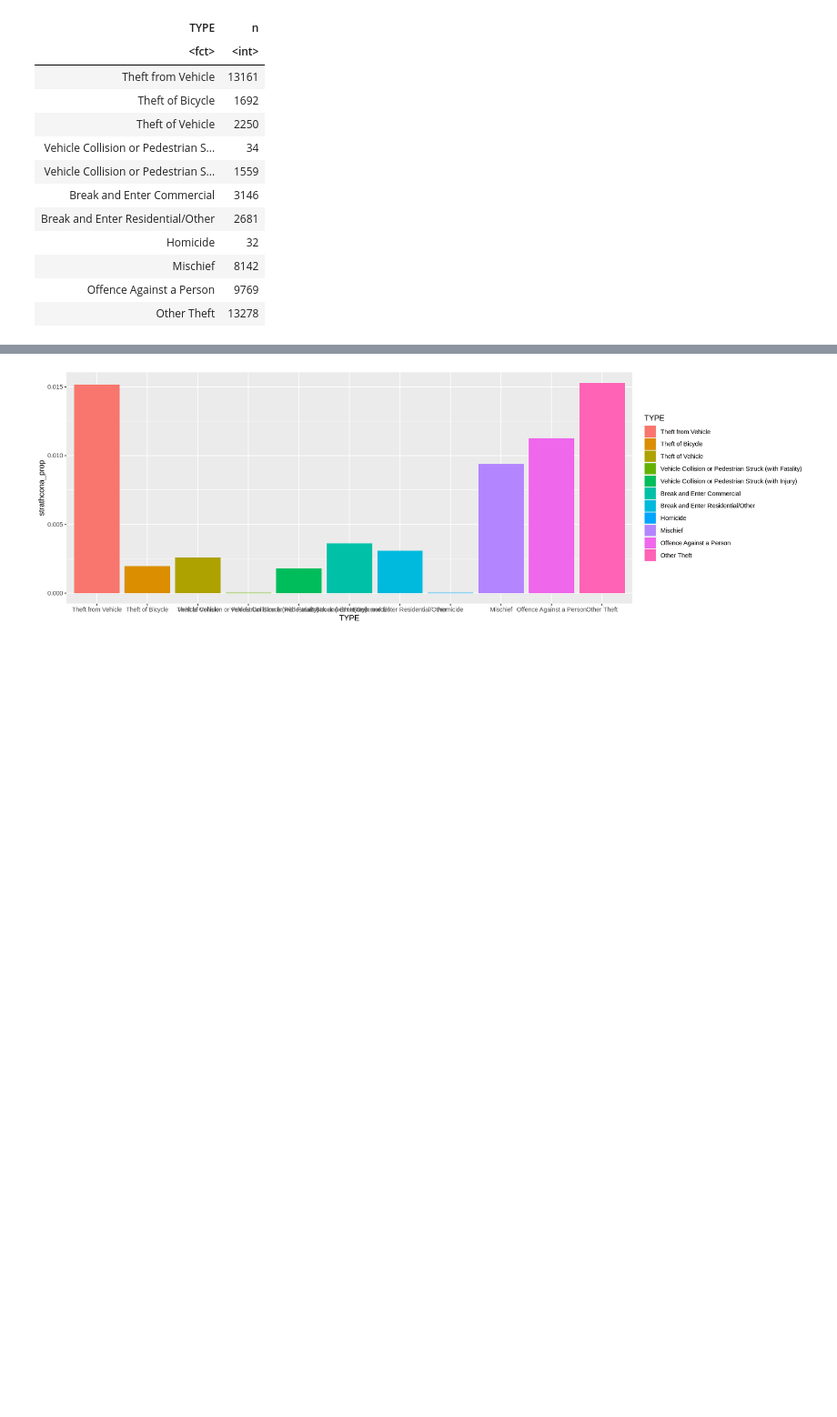
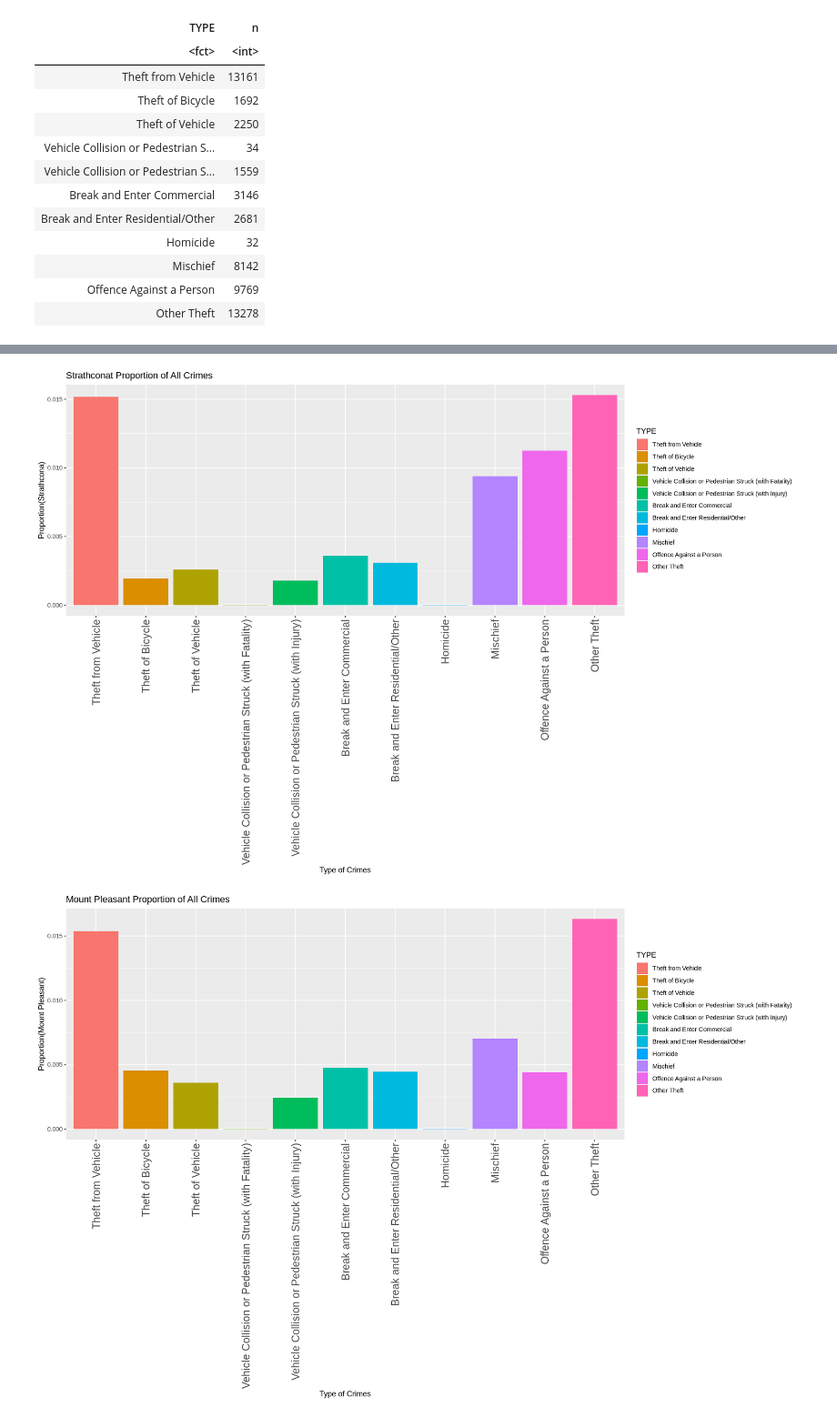
Before and after one commit to vkyaang/Stat201-project, a Jupyter notebook: project.ipynb, the cells around one changed output, grey strips where cells are left out. Shown at 91% size. Drawn from its saved outputs; the diff is of its cells as text; code cells hidden in the pictures; blank space fills up the shorter version.

```diff
--- a/project.ipynb
+++ b/project.ipynb
@@ -221,11 +240,14 @@ westend_sum_plot
 # %%
-options(repr.plot.width = 15, repr.plot.height = 5)
-westend_sum_plot <- crime_data_sum %>%
+options(repr.plot.width = 15, repr.plot.height = 10)
+strathcona_sum_plot <- crime_data_sum %>%
     ggplot(aes(x=TYPE, y=strathcona_prop, fill=TYPE)) +
-    geom_bar(stat = 'identity')
-
-westend_sum_plot
+    geom_bar(stat = 'identity') +
+    labs(y='Proportion(Strathcona)', x='Type of Crimes') +
+    ggtitle('Strathconat Proportion of All Crimes') +
+    theme(axis.text.x = element_text(angle = 90, vjust = 0.5, hjust=1, size=15))
-# %% [output]
-[figure, removed]
 # %%
-## Combined graphs
+strathcona_sum_plot
+mountpleasant_sum_plot
+# %% [output]
+[figure, added]
+[figure, added]
```
Also changed, not shown: parts of 11 cells of this notebook.
